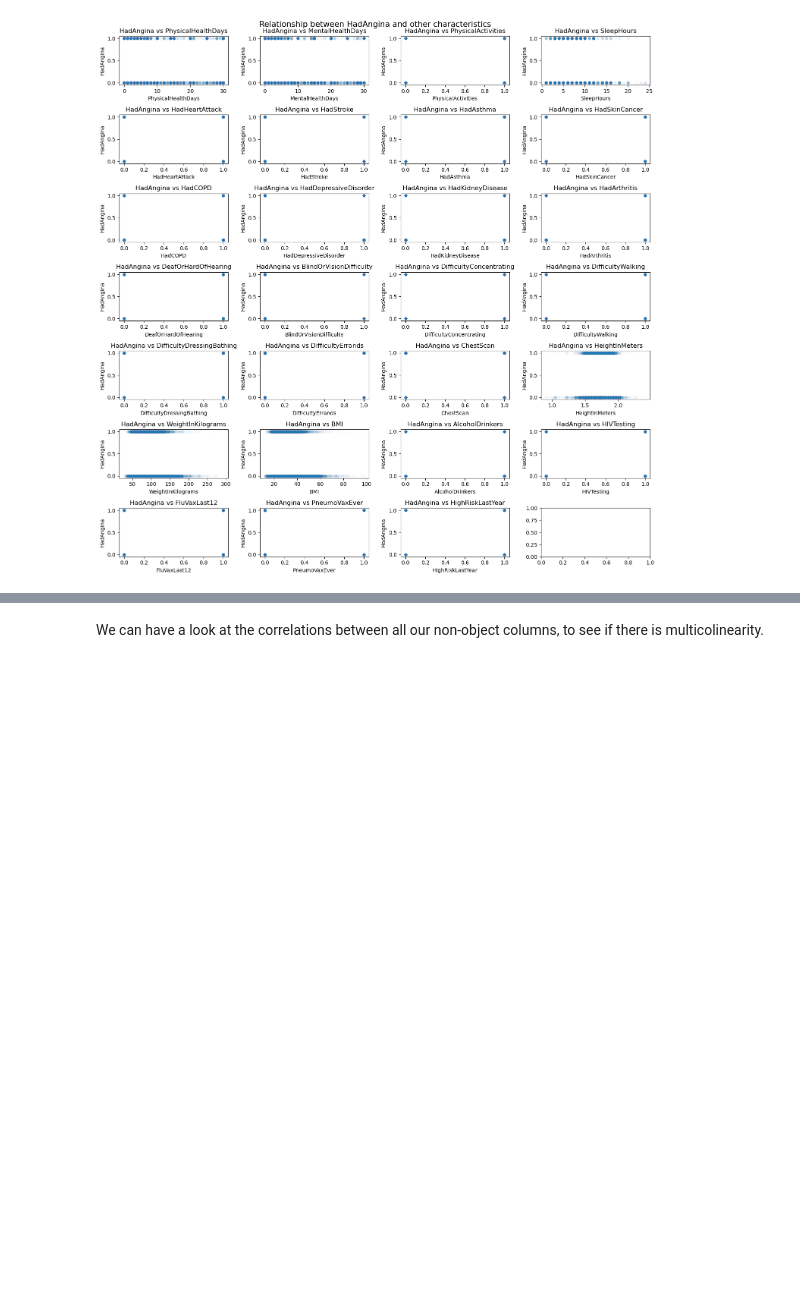
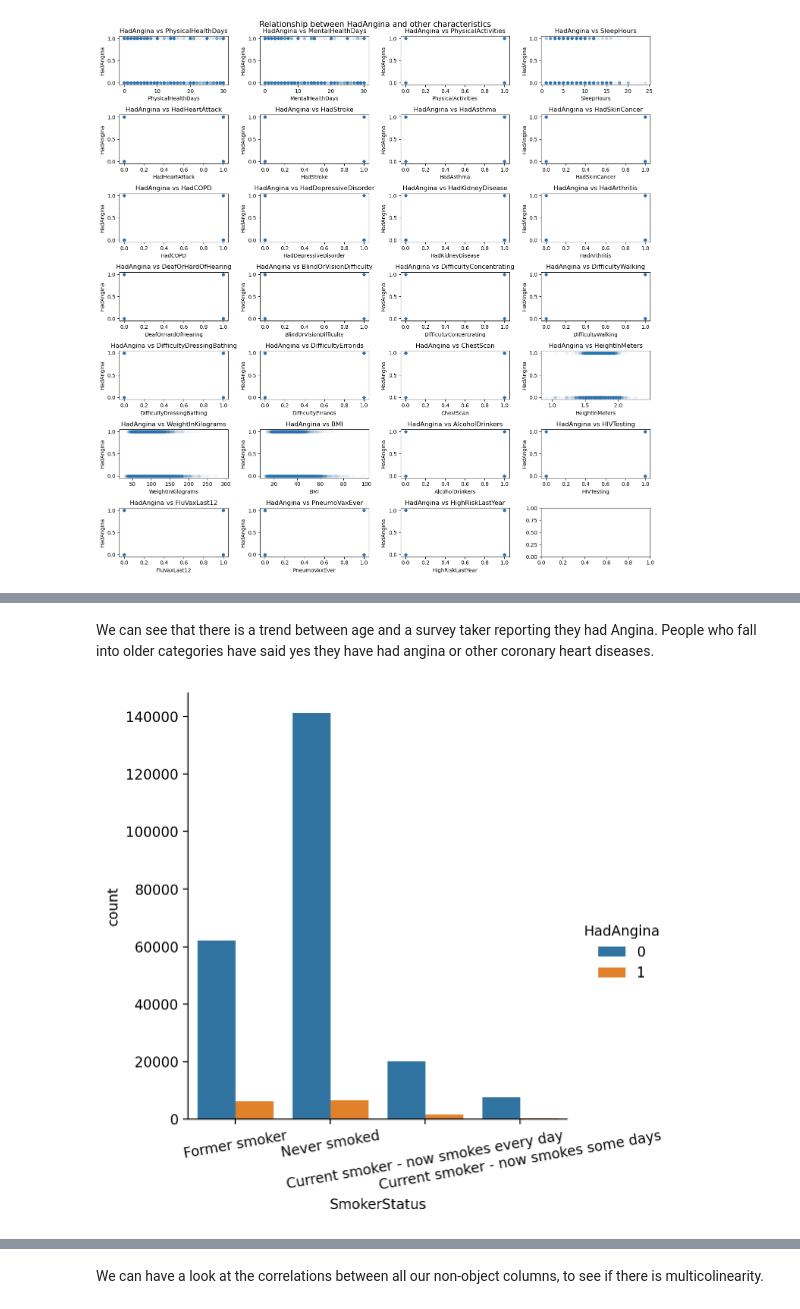
Before and after one commit to Tasnimacj/Capstone_Heart_Prediction, a Jupyter notebook: notebooks/02-eda.ipynb, the cells around one changed output, grey strips where cells are left out. Cells and saved outputs as stored; diff of their text form; code cells hidden in the pictures; blank space fills up the shorter version.

```diff
--- a/notebooks/02-eda.ipynb
+++ b/notebooks/02-eda.ipynb
@@ -399,0 +412,7 @@ There does not seem to be clear trends between someone suffering from heart dise
+# %% [markdown]
+We can see that there is a trend between age and a survey taker reporting they had Angina. People who fall into older categories have said yes they have had angina or other coronary heart diseases.
+# %%
+sns.catplot(x='SmokerStatus',hue='HadAngina',data=df,kind="count")
+plt.xticks(rotation = 10);
+# %% [output]
+[figure, added]
```
Also changed, not shown: parts of 8 cells of this notebook.
